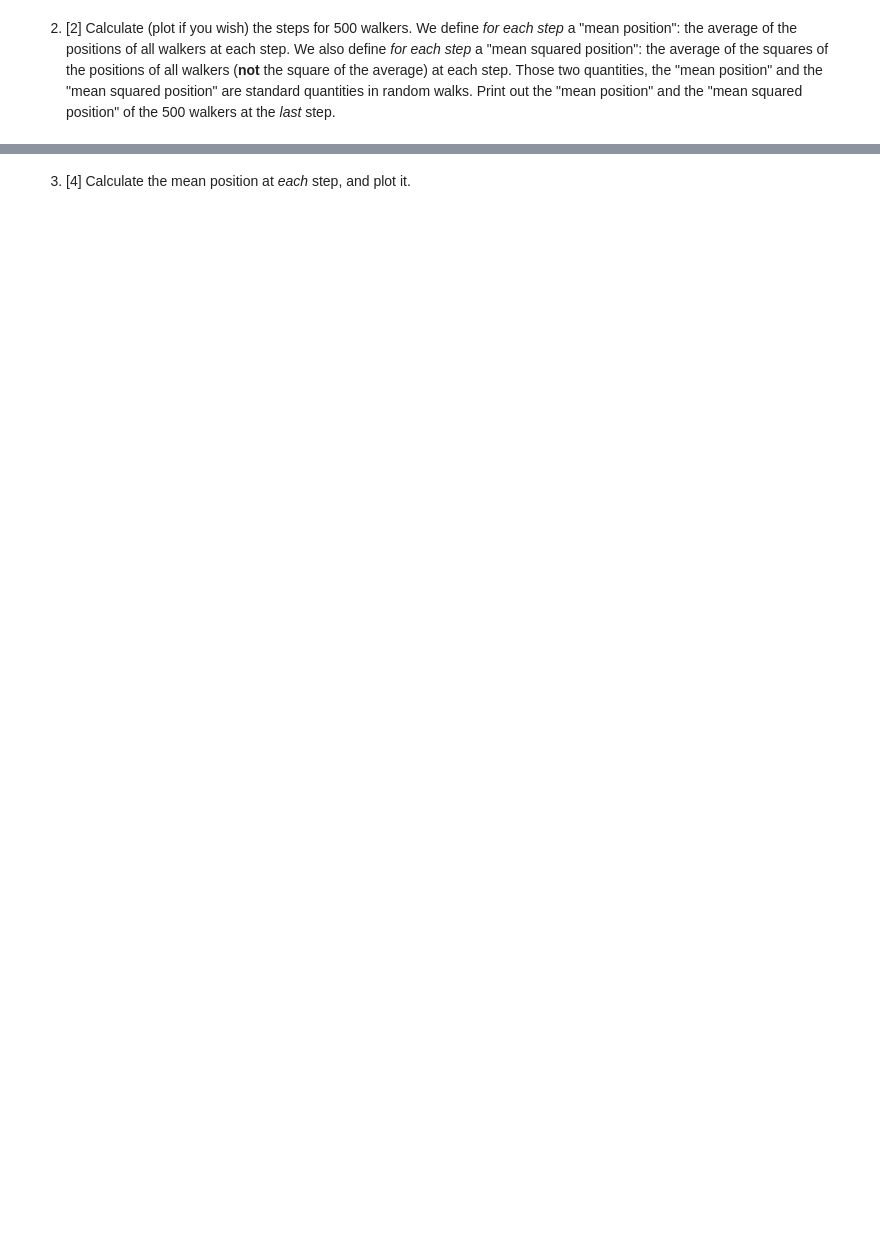
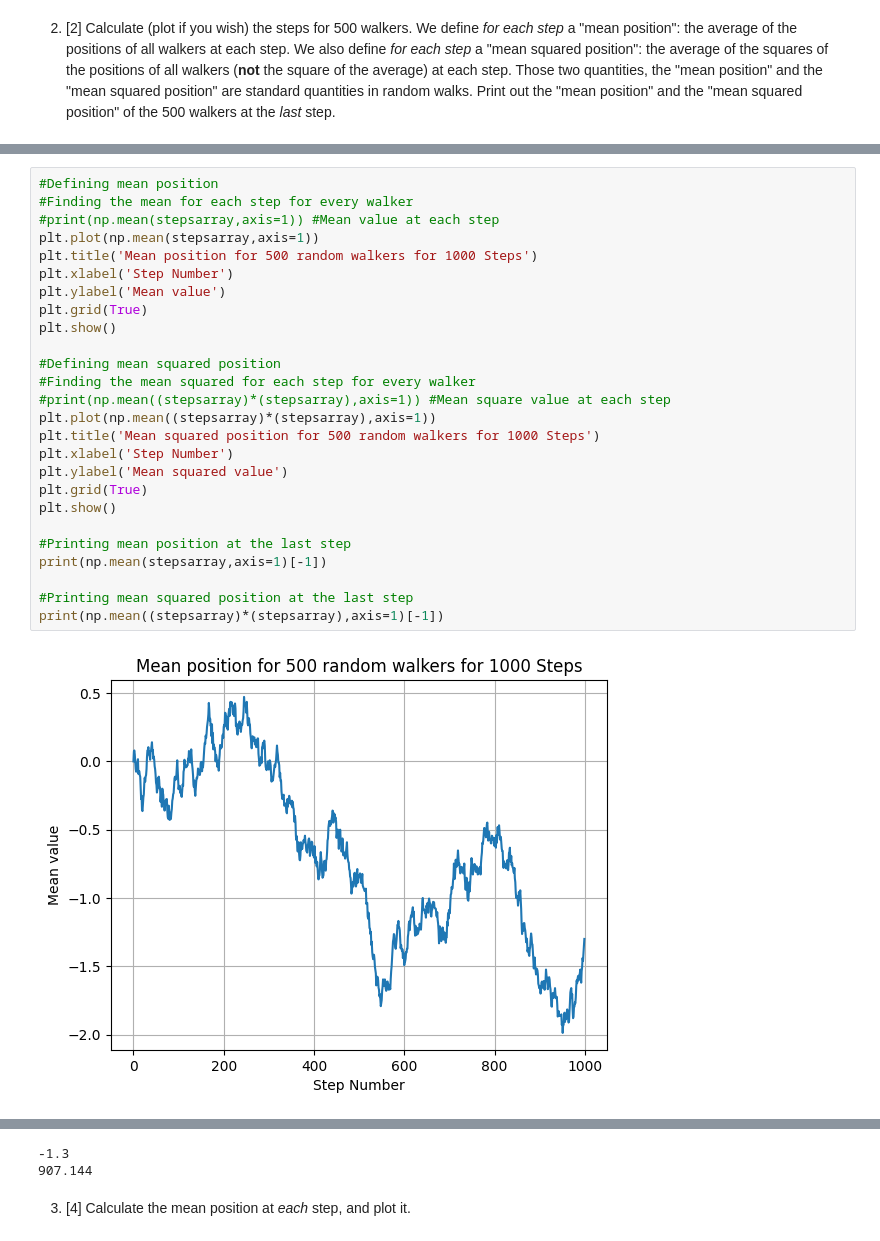
Before and after one commit to PX2145-2025/week-7-b-lowri-nicholls, a Jupyter notebook: Random_walk.ipynb, the cells around one changed output, grey strips where cells are left out. Drawn from its saved outputs; the diff is of its cells as text; blank space fills up the shorter version.

```diff
--- a/Random_walk.ipynb
+++ b/Random_walk.ipynb
@@ -271,0 +265,28 @@ NameError: name 'a' is not defined
+# %%
+#Defining mean position
+#Finding the mean for each step for every walker
+#print(np.mean(stepsarray,axis=1)) #Mean value at each step
+plt.plot(np.mean(stepsarray,axis=1))
+plt.title('Mean position for 500 random walkers for 1000 Steps')
+plt.xlabel('Step Number')
+plt.ylabel('Mean value')
+plt.grid(True)
+plt.show()
+
+#Defining mean squared position
+#Finding the mean squared for each step for every walker
+#print(np.mean((stepsarray)*(stepsarray),axis=1)) #Mean square value at each step
+plt.plot(np.mean((stepsarray)*(stepsarray),axis=1))
+plt.title('Mean squared position for 500 random walkers for 1000 Steps')
+plt.xlabel('Step Number')
+plt.ylabel('Mean squared value')
+plt.grid(True)
+plt.show()
+
+#Printing mean position at the last step
+print(np.mean(stepsarray,axis=1)[-1])
+
+#Printing mean squared position at the last step
+print(np.mean((stepsarray)*(stepsarray),axis=1)[-1])
+# %% [output]
+[figure, added]
@@ -272,2 +294,4 @@ NameError: name 'a' is not defined
+-1.3
+907.144
 # %% [markdown]
 3. [4] Calculate the mean position at _each_ step, and plot it.
```
Also changed, not shown: parts of 7 cells of this notebook.
